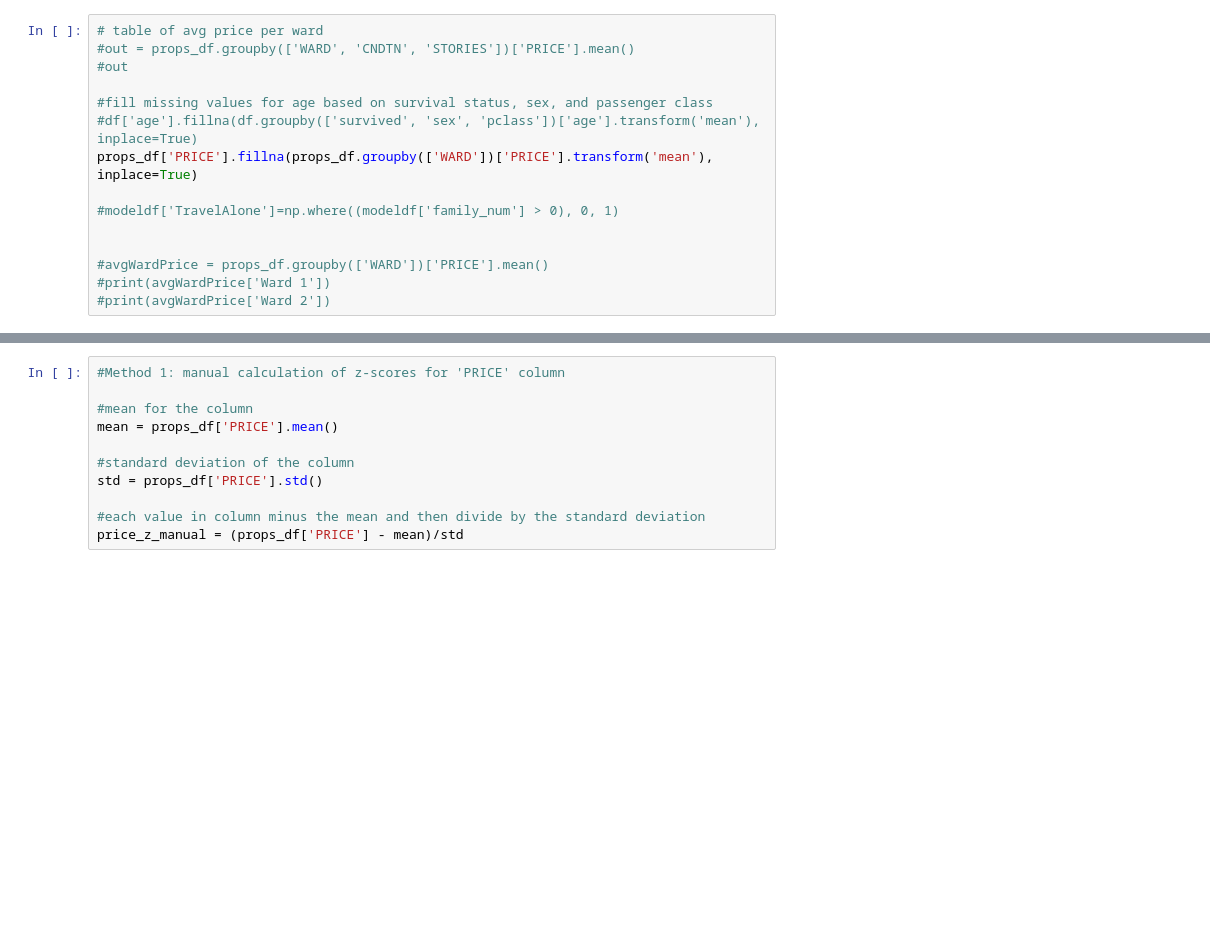
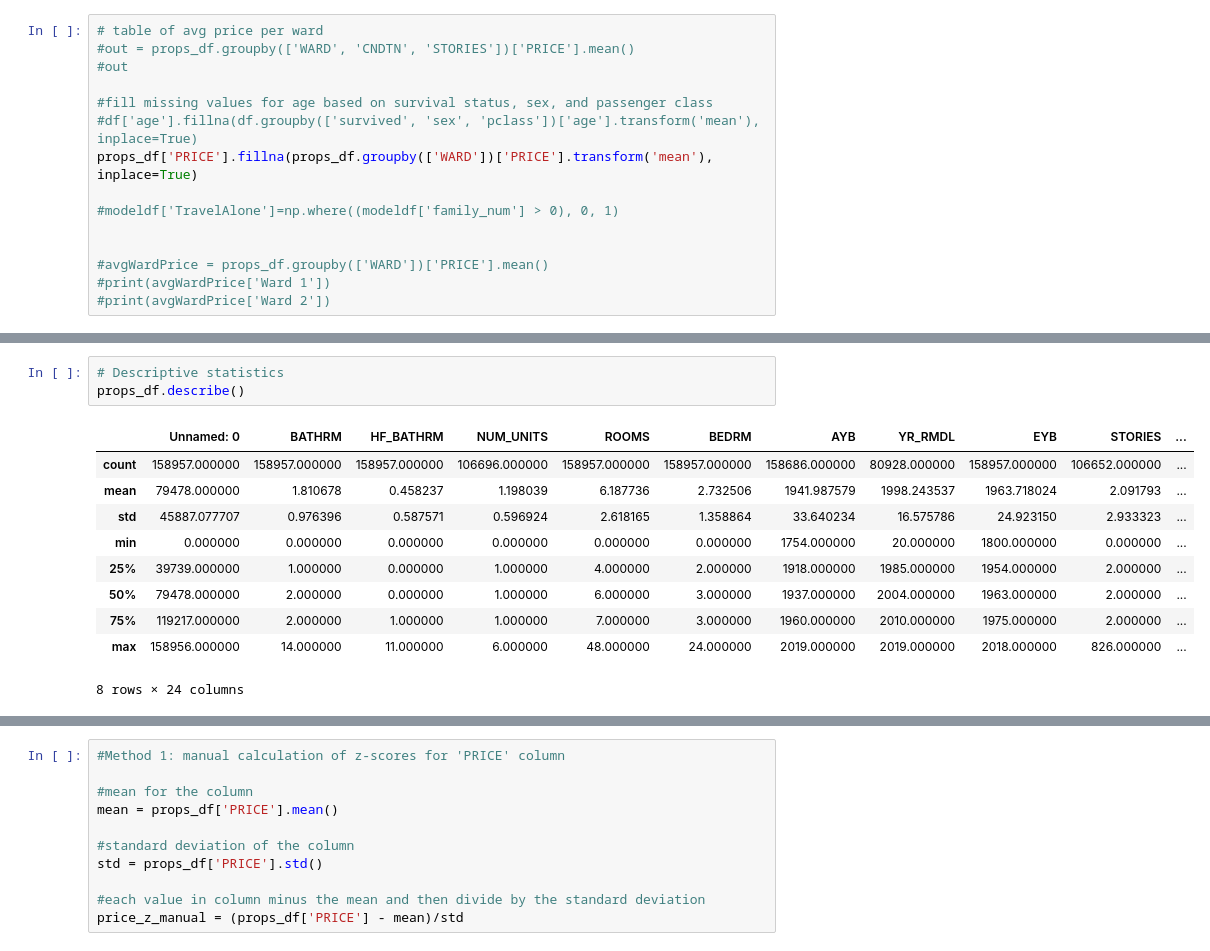
Before and after one commit to CodeLearningResources/mblaine, a Jupyter notebook: DataAcquisition/mblaine_FeatureScaling_DC_Housing.ipynb, the cells around one changed output, grey strips where cells are left out. Saved outputs shown, nothing was run; the diff lists cells and outputs as text; blank space fills up the shorter version.

```diff
--- a/DataAcquisition/mblaine_FeatureScaling_DC_Housing.ipynb
+++ b/DataAcquisition/mblaine_FeatureScaling_DC_Housing.ipynb
@@ -85,0 +161,14 @@ test = props_df['PRICE'].isna()
+# %%
+# Descriptive statistics
+props_df.describe()
+# %% [output]
+|  | Unnamed: 0 | BATHRM | HF_BATHRM | NUM_UNITS | ROOMS | BEDRM | AYB | YR_RMDL | EYB | STORIES | ... |
+| count | 158957.000000 | 158957.000000 | 158957.000000 | 106696.000000 | 158957.000000 | 158957.000000 | 158686.000000 | 80928.000000 | 158957.000000 | 106652.000000 | ... |
+| mean | 79478.000000 | 1.810678 | 0.458237 | 1.198039 | 6.187736 | 2.732506 | 1941.987579 | 1998.243537 | 1963.718024 | 2.091793 | ... |
+| std | 45887.077707 | 0.976396 | 0.587571 | 0.596924 | 2.618165 | 1.358864 | 33.640234 | 16.575786 | 24.923150 | 2.933323 | ... |
+| min | 0.000000 | 0.000000 | 0.000000 | 0.000000 | 0.000000 | 0.000000 | 1754.000000 | 20.000000 | 1800.000000 | 0.000000 | ... |
+| 25% | 39739.000000 | 1.000000 | 0.000000 | 1.000000 | 4.000000 | 2.000000 | 1918.000000 | 1985.000000 | 1954.000000 | 2.000000 | ... |
+| 50% | 79478.000000 | 2.000000 | 0.000000 | 1.000000 | 6.000000 | 3.000000 | 1937.000000 | 2004.000000 | 1963.000000 | 2.000000 | ... |
+| 75% | 119217.000000 | 2.000000 | 1.000000 | 1.000000 | 7.000000 | 3.000000 | 1960.000000 | 2010.000000 | 1975.000000 | 2.000000 | ... |
+| max | 158956.000000 | 14.000000 | 11.000000 | 6.000000 | 48.000000 | 24.000000 | 2019.000000 | 2019.000000 | 2018.000000 | 826.000000 | ... |
+8 rows × 24 columns
```
Also changed, not shown: parts of 18 cells of this notebook.
